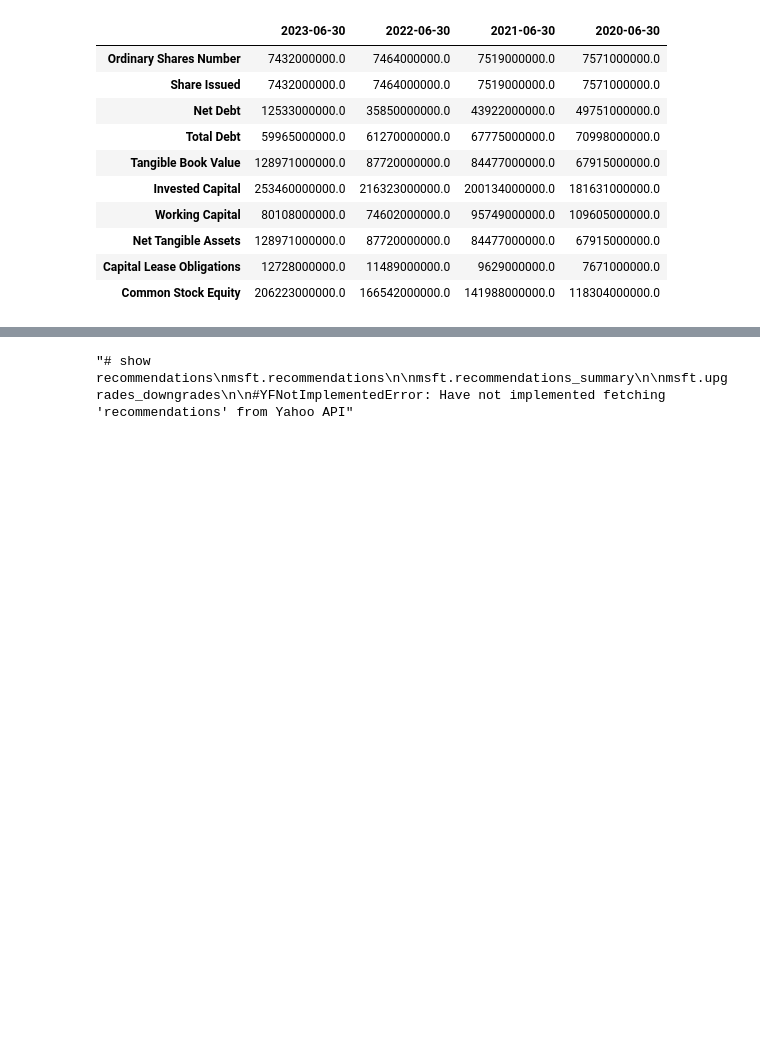
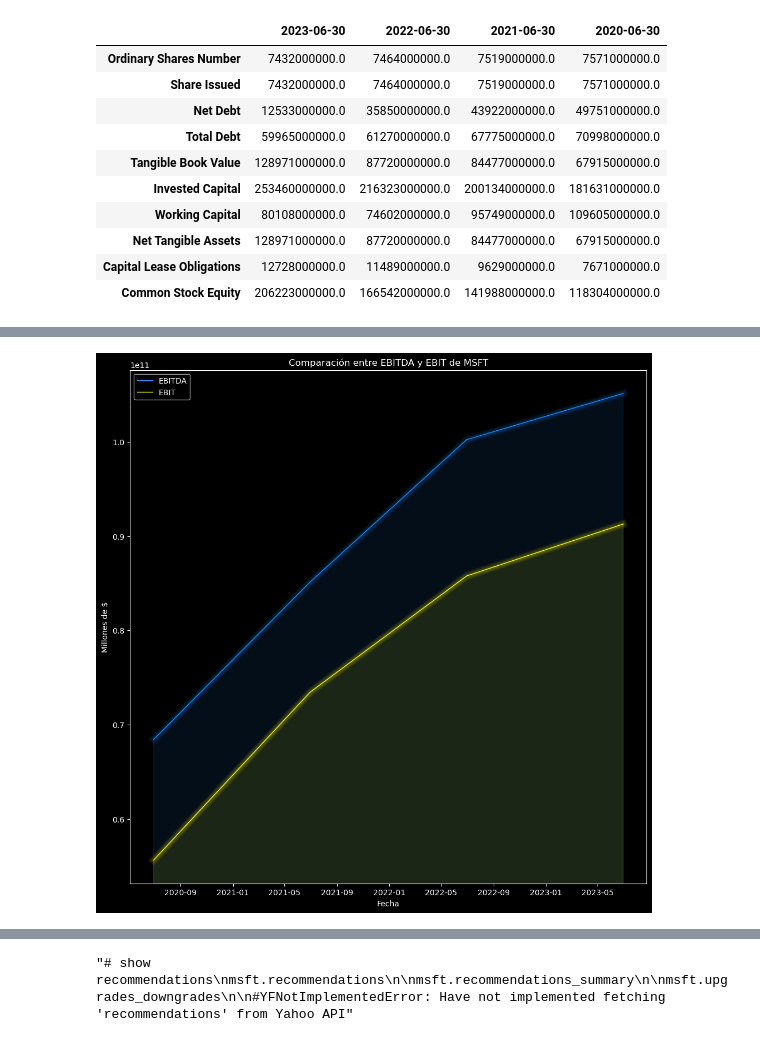
Before and after one commit to giottomillan/project_portfolio, a Jupyter notebook: bolsa_tool.ipynb, the cells around one changed output, grey strips where cells are left out. Cells and saved outputs as stored; diff of their text form; code cells hidden in the pictures; blank space fills up the shorter version.

```diff
--- a/bolsa_tool.ipynb
+++ b/bolsa_tool.ipynb
@@ -221,3 +238,17 @@ msft.get_income_stmt().head(10)
 | ReconciledCostOfRevenue | 65863000000.0 | 62650000000.0 | 52232000000.0 | 46078000000.0 | NaN |
 | EBITDA | 105140000000.0 | 100239000000.0 | 85134000000.0 | 68423000000.0 | NaN |
 | EBIT | 91279000000.0 | 85779000000.0 | 73448000000.0 | 55627000000.0 | NaN |
+# %%
+data = msft.get_income_stmt().T
+
+plt.figure(figsize=(12,12))
+sns.lineplot(data=data, x=data.index, y='EBITDA', color='dodgerblue', linewidth=1, label='EBITDA')
+sns.lineplot(data=data, x=data.index, y='EBIT', color='yellow', linewidth=1, label='EBIT')
+#sns.lineplot(data=data, x=data.index, y='Volume', color='white', linewidth=1, label='Volume')
+mplcyberpunk.add_glow_effects()
+plt.title(f'Comparación entre EBITDA y EBIT de MSFT')
+plt.xlabel('Fecha')
+plt.ylabel('Millones de $')
+plt.show()
+# %% [output]
+[figure, added]
```
Also changed, not shown: parts of 15 cells of this notebook, 1 other file.
